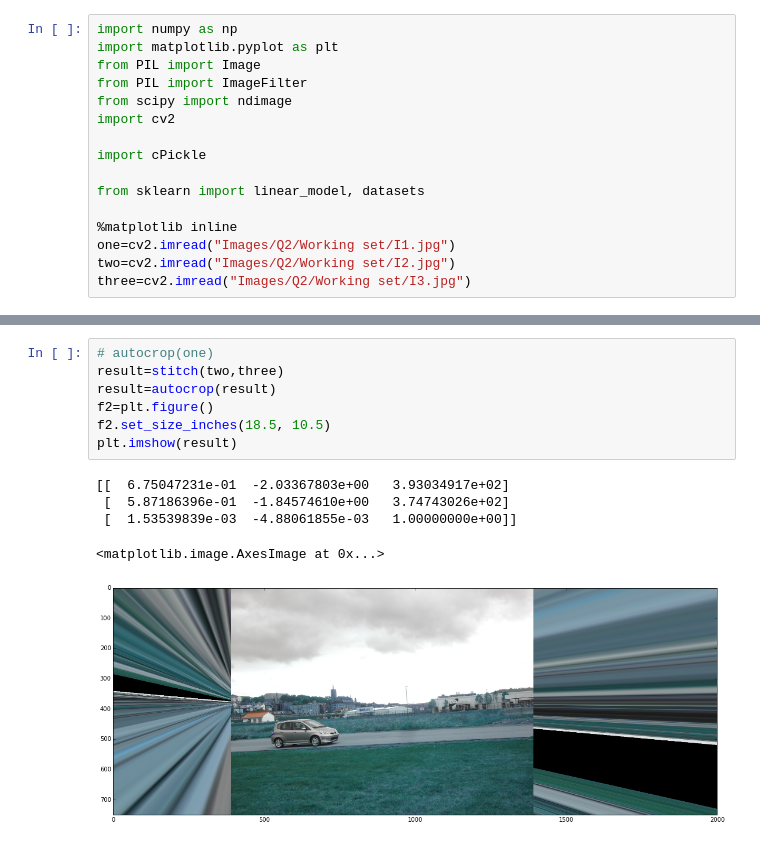
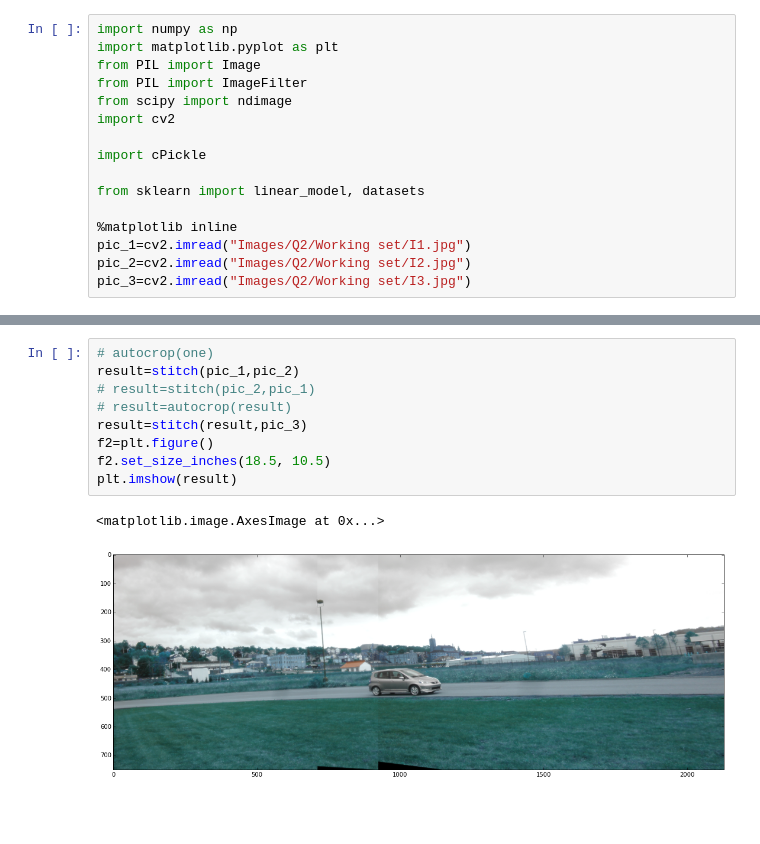
Before and after one commit to NCEghtebas/ComputerVisionCT, a Jupyter notebook: HW3/Q2_b.ipynb, the cells around one changed output, grey strips where cells are left out. Cells and saved outputs as stored; diff of their text form; blank space fills up the shorter version.

```diff
--- a/HW3/Q2_b.ipynb
+++ b/HW3/Q2_b.ipynb
@@ -11,9 +11,9 @@ import cPickle
 from sklearn import linear_model, datasets
 
 %matplotlib inline
-one=cv2.imread("Images/Q2/Working set/I1.jpg")
-two=cv2.imread("Images/Q2/Working set/I2.jpg")
-three=cv2.imread("Images/Q2/Working set/I3.jpg")
+pic_1=cv2.imread("Images/Q2/Working set/I1.jpg")
+pic_2=cv2.imread("Images/Q2/Working set/I2.jpg")
+pic_3=cv2.imread("Images/Q2/Working set/I3.jpg")
 # %%
 def extract_features(img):
     gray=cv2.cvtColor(img,cv2.COLOR_BGR2GRAY)
@@ -63,14 +139,13 @@ def autocrop(img):
     return img[cropBox[0]:cropBox[1]+1, cropBox[2]:cropBox[3]+1 , :]
 # %%
 # autocrop(one)
-result=stitch(two,three)
-result=autocrop(result)
+result=stitch(pic_1,pic_2)
+# result=stitch(pic_2,pic_1)
+# result=autocrop(result)
+result=stitch(result,pic_3)
 f2=plt.figure()
 f2.set_size_inches(18.5, 10.5)
 plt.imshow(result)
 # %% [output]
-[[  6.75047231e-01  -2.03367803e+00   3.93034917e+02]
- [  5.87186396e-01  -1.84574610e+00   3.74743026e+02]
- [  1.53539839e-03  -4.88061855e-03   1.00000000e+00]]
+<matplotlib.image.AxesImage at 0x...>
-<matplotlib.image.AxesImage at 0x...>
-[figure, old version]
+[figure, new version]
```
Also changed, not shown: parts of 3 cells of this notebook, 3 other files.
